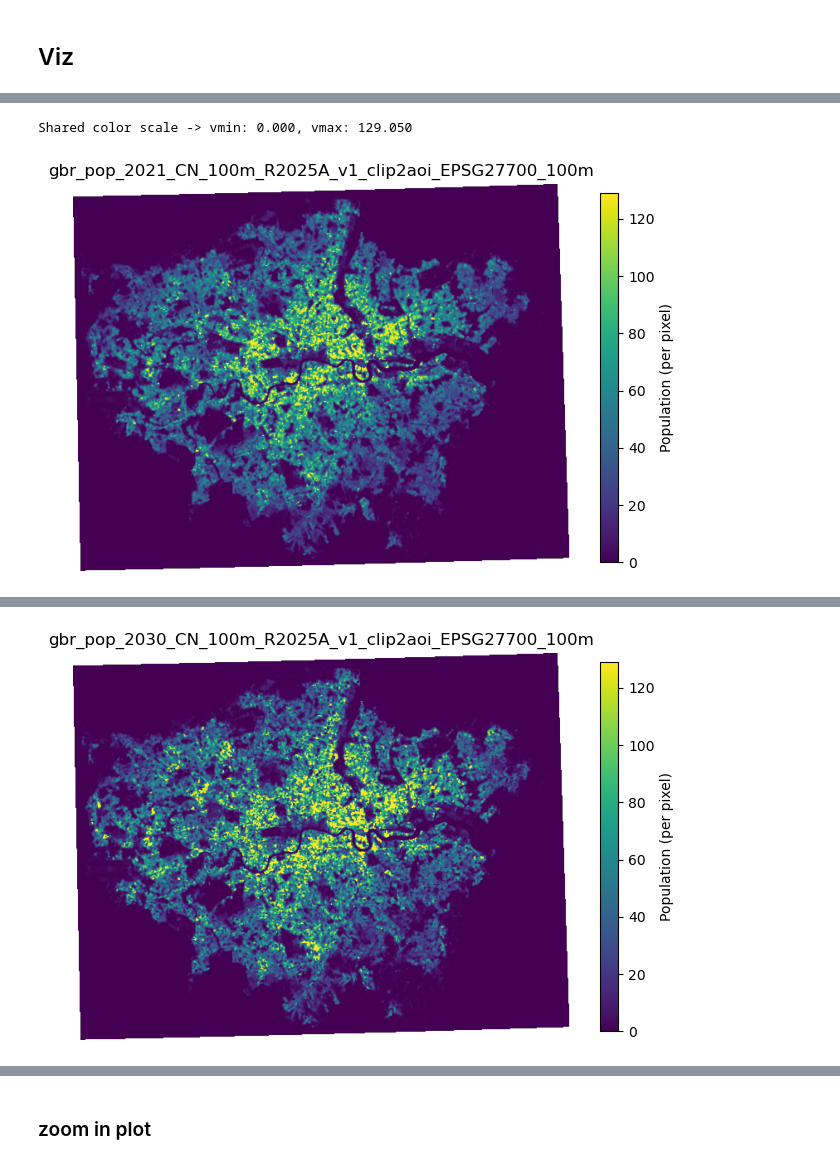
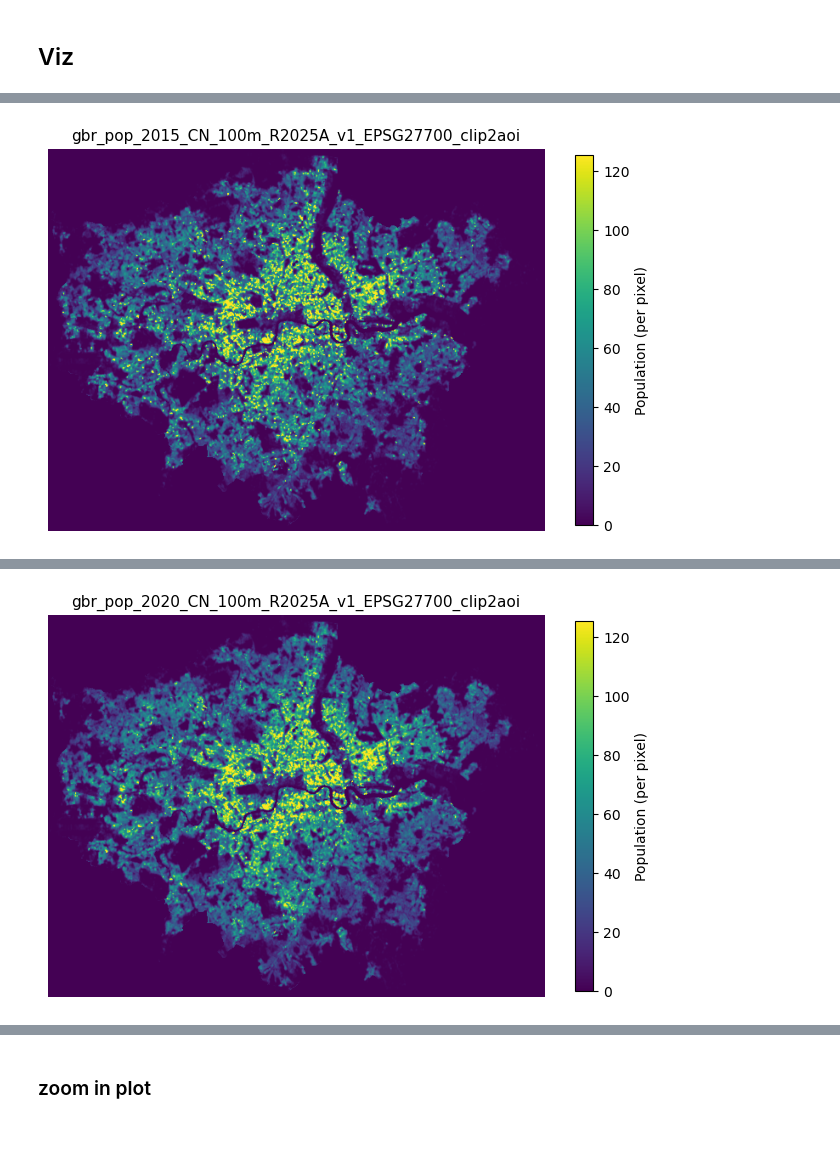
Before and after one commit to natcap/urban-cooling-health, a Jupyter notebook: code/pop_01_prep.ipynb, the cells around one changed output, grey strips where cells are left out. Saved outputs shown, nothing was run; the diff lists cells and outputs as text; code cells hidden in the pictures; blank space fills up the shorter version.

```diff
--- a/code/pop_01_prep.ipynb
+++ b/code/pop_01_prep.ipynb
@@ -298,8 +233,7 @@ import matplotlib.pyplot as plt
 from zipfile import ZipFile
 
 # --- Set your folder with clipped rasters here ---
-base_dir = Path(r"G:\Shared drives\Wellcome Trust Project Data")
-in_dir   = out_dir_proj  # using the output folder from previous step
+in_dir   = out_dir  # using the output folder from previous step
 
 tifs = sorted(in_dir.glob("*.tif"))
 if not tifs:
@@ -341,7 +275,7 @@ for path in tifs:
         arr = src.read(1, masked=True)
         fig = plt.figure(figsize=(8, 6))                # one figure per raster (no subplots)
         im = plt.imshow(arr, vmin=vmin, vmax=vmax)      # default colormap; uniform scale
-        plt.title(path.stem, fontsize=12)
+        plt.title(path.stem, fontsize=11)
         plt.axis("off")
         cbar = plt.colorbar(im, shrink=0.8)
         cbar.set_label("Population (per pixel)")
@@ -366,2 +297 @@ WARNING:rasterio._env:CPLE_AppDefined in PROJ: proj_create_from_database: C:\Use
-Shared color scale -> vmin: 0.000, vmax: 129.050
-[figure, old version]
+[figure, new version]
@@ -369 +298 @@ WARNING:rasterio._env:CPLE_AppDefined in PROJ: proj_create_from_database: C:\Use
-[figure, old version]
+[figure, new version]
```
Also changed, not shown: parts of 8 cells of this notebook.
